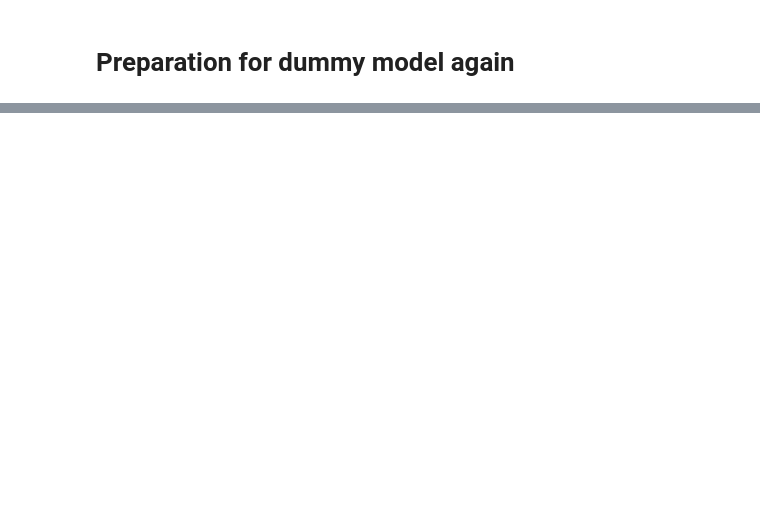
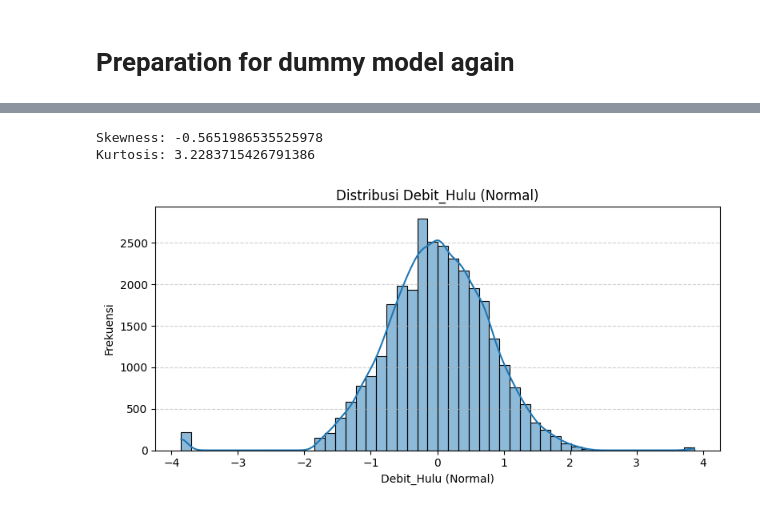
Before and after one commit to mahakiim/dummy_ml, a Jupyter notebook: main.ipynb, the cells around one changed output, grey strips where cells are left out. Drawn from its saved outputs; the diff is of its cells as text; code cells hidden in the pictures; blank space fills up the shorter version.

```diff
--- a/main.ipynb
+++ b/main.ipynb
@@ -19,0 +151,36 @@ FileNotFoundError: [Errno 2] No such file or directory: 'polder_data_fix.csv'
+# %%
+df_copy['Debit_Hulu_log'] = np.log1p(df_copy['Debit_Hulu'])
+
+# 3. Winsorize (clip) pada persentil 0.1%–99.9%
+lower = df_copy['Debit_Hulu_log'].quantile(0.001)
+upper = df_copy['Debit_Hulu_log'].quantile(0.999)
+df_copy['Debit_Hulu_clip'] = df_copy['Debit_Hulu_log'].clip(lower, upper)
+
+# 4. Buat indikator “high flow” (>95 persentil asli)
+threshold_hulu = df_copy['Debit_Hulu'].quantile(0.95)
+df_copy['high_flow_hulu'] = (df_copy['Debit_Hulu'] > threshold_hulu).astype(int)
+
+# 5. QuantileTransformer → paksa distribusi mendekati Gaussian
+qt = QuantileTransformer(output_distribution='normal', random_state=42)
+df_copy['Debit_Hulu_qt'] = qt.fit_transform(df_copy[['Debit_Hulu_clip']])
+
+# 6. RobustScaler → skala median=0, IQR=1
+rs = RobustScaler()
+df_copy['Debit_Hulu_norm'] = rs.fit_transform(df_copy[['Debit_Hulu_qt']])
+
+# 7. Cek skewness & kurtosis pasca‐transformasi
+print("Skewness:", df_copy['Debit_Hulu_norm'].skew())
+print("Kurtosis:", df_copy['Debit_Hulu_norm'].kurtosis())
+
+plt.figure(figsize=(8, 4))
+sns.histplot(df_copy['Debit_Hulu_norm'], bins=50, kde=True)
+plt.title('Distribusi Debit_Hulu (Normal)')
+plt.xlabel('Debit_Hulu (Normal)')
+plt.ylabel('Frekuensi')
+plt.grid(axis='y', linestyle='--', alpha=0.6)
+plt.tight_layout()
+plt.show()
+# %% [output]
+Skewness: -0.5651986535525978
+Kurtosis: 3.2283715426791386
+[figure, added]
```
Also changed, not shown: parts of 17 cells of this notebook, 3 other files.
